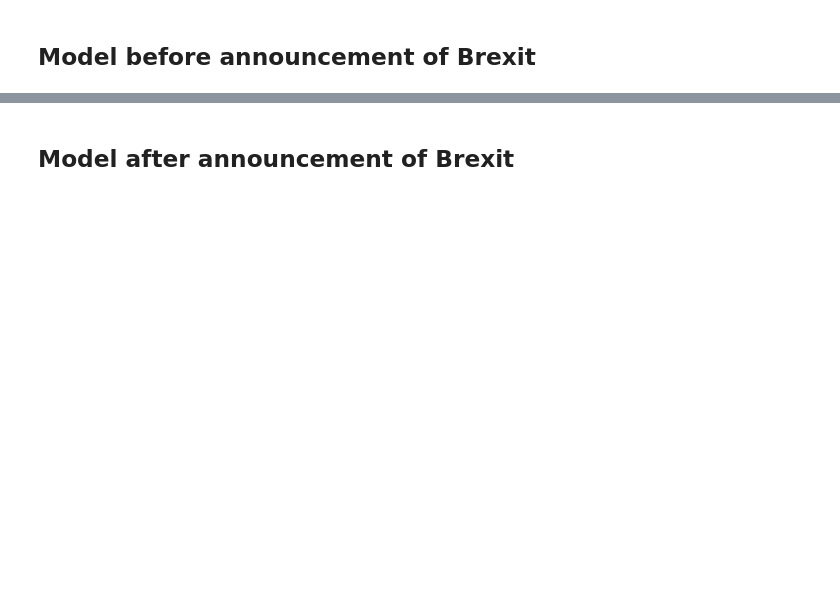
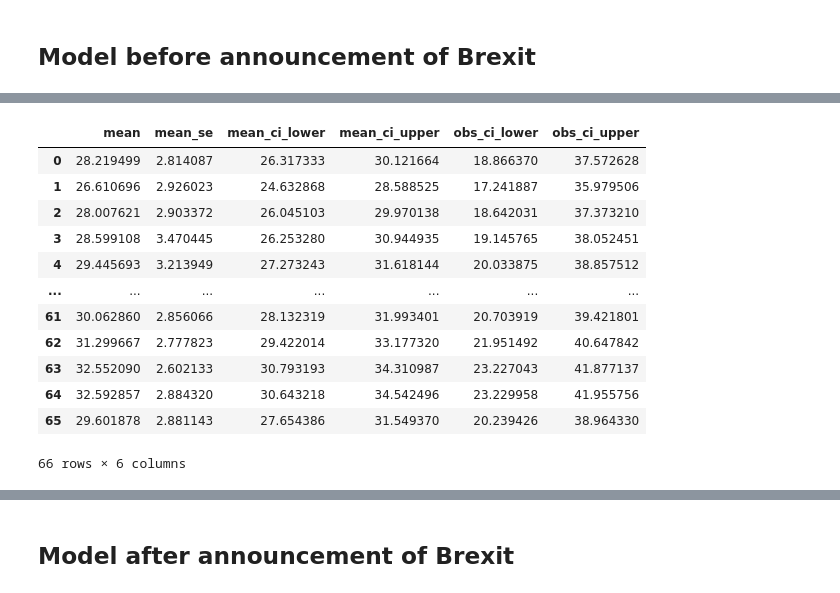
Before and after one commit to victoriawong1123/data_science_project, a Jupyter notebook: notebooks/quarterly_model.ipynb, the cells around one changed output, grey strips where cells are left out. Drawn from its saved outputs; the diff is of its cells as text; code cells hidden in the pictures; blank space fills up the shorter version.

```diff
--- a/notebooks/quarterly_model.ipynb
+++ b/notebooks/quarterly_model.ipynb
@@ -281,3 +281,22 @@ Notes:
 [1] Standard Errors assume that the covariance matrix of the errors is correctly specified.
 [2] The condition number is large, 1.96e+04. This might indicate that there are
 strong multicollinearity or other numerical problems.
+# %%
+## Forecast with alpha=0.5
+pred = multi_model_before.get_prediction(X_test)
+summary_table = pred.summary_frame(alpha=0.5)
+summary_table
+# %% [output]
+|  | mean | mean_se | mean_ci_lower | mean_ci_upper | obs_ci_lower | obs_ci_upper |
+| 0 | 28.219499 | 2.814087 | 26.317333 | 30.121664 | 18.866370 | 37.572628 |
+| 1 | 26.610696 | 2.926023 | 24.632868 | 28.588525 | 17.241887 | 35.979506 |
+| 2 | 28.007621 | 2.903372 | 26.045103 | 29.970138 | 18.642031 | 37.373210 |
+| 3 | 28.599108 | 3.470445 | 26.253280 | 30.944935 | 19.145765 | 38.052451 |
+| 4 | 29.445693 | 3.213949 | 27.273243 | 31.618144 | 20.033875 | 38.857512 |
+| ... | ... | ... | ... | ... | ... | ... |
+| 61 | 30.062860 | 2.856066 | 28.132319 | 31.993401 | 20.703919 | 39.421801 |
+| 62 | 31.299667 | 2.777823 | 29.422014 | 33.177320 | 21.951492 | 40.647842 |
+| 63 | 32.552090 | 2.602133 | 30.793193 | 34.310987 | 23.227043 | 41.877137 |
+| 64 | 32.592857 | 2.884320 | 30.643218 | 34.542496 | 23.229958 | 41.955756 |
+| 65 | 29.601878 | 2.881143 | 27.654386 | 31.549370 | 20.239426 | 38.964330 |
+66 rows × 6 columns
```
Also changed, not shown: parts of 32 cells of this notebook.
